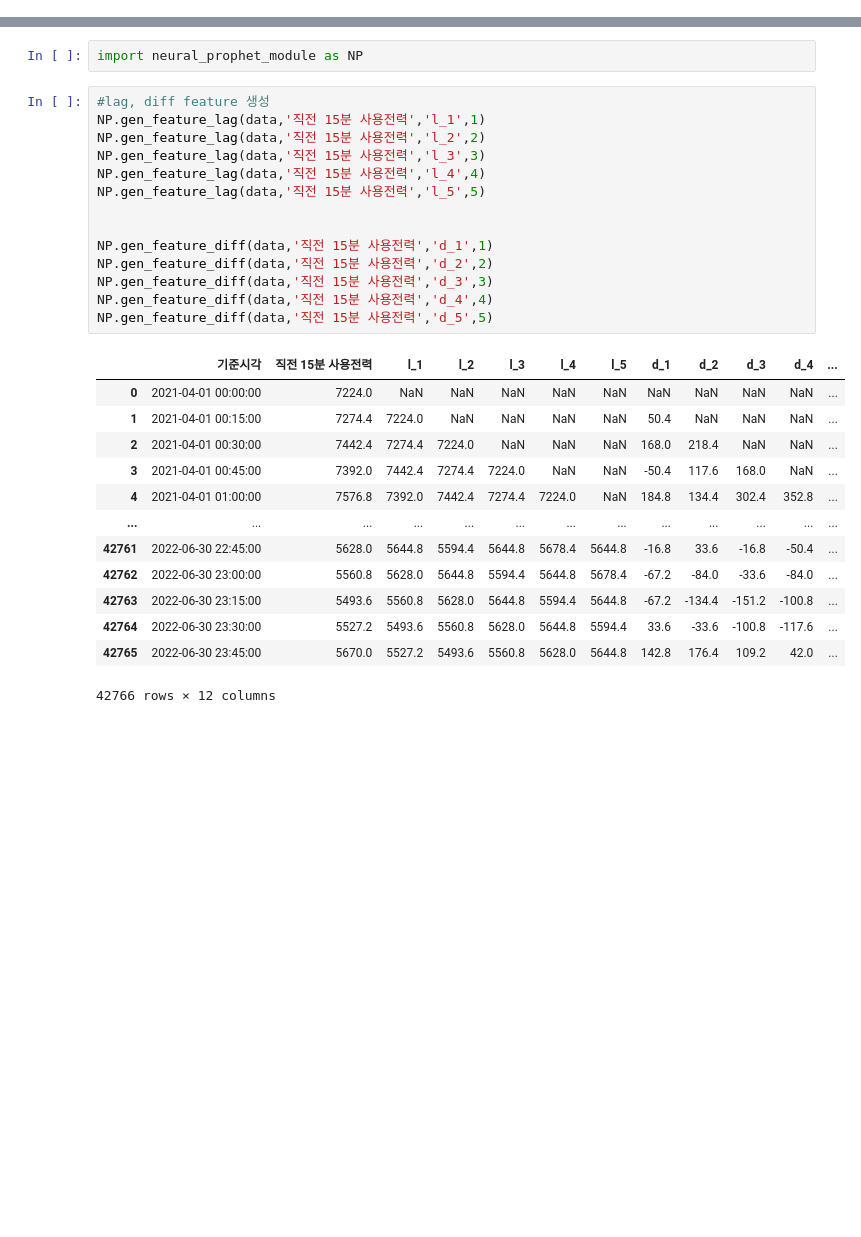
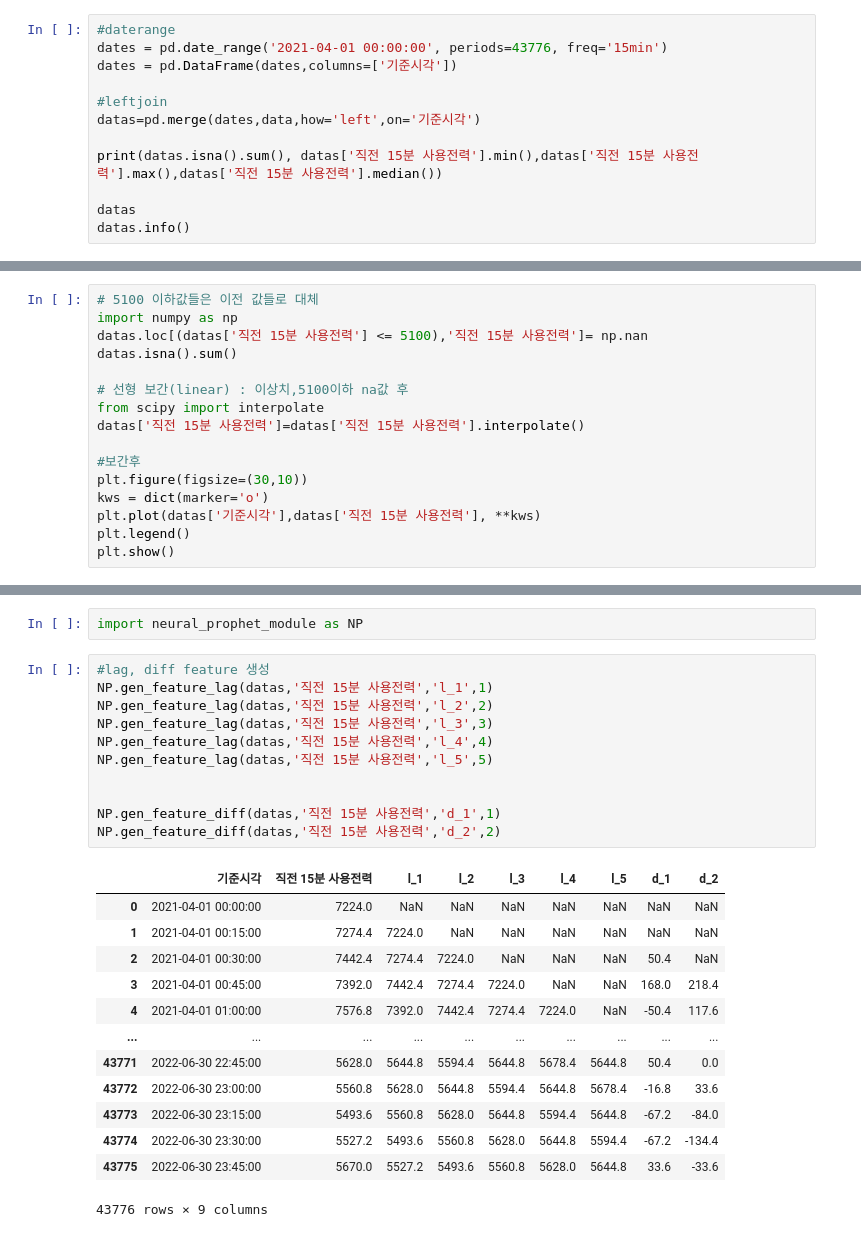
Before and after one commit to yeonkyoung/Time_Series, a Jupyter notebook: FEMS_predict/Neural_Prophet/Neural_Prophet_train2.ipynb, the cells around one changed output, grey strips where cells are left out. Drawn from its saved outputs; the diff is of its cells as text; blank space fills up the shorter version.

```diff
--- a/FEMS_predict/Neural_Prophet/Neural_Prophet_train2.ipynb
+++ b/FEMS_predict/Neural_Prophet/Neural_Prophet_train2.ipynb
@@ -34,0 +40,12 @@ data.tail(20).to_excel('/home/ykkim/Test_data/무림페이퍼_15분사용전력_
+# %%
+#daterange
+dates = pd.date_range('2021-04-01 00:00:00', periods=43776, freq='15min')
+dates = pd.DataFrame(dates,columns=['기준시각'])
+
+#leftjoin
+datas=pd.merge(dates,data,how='left',on='기준시각')
+
+print(datas.isna().sum(), datas['직전 15분 사용전력'].min(),datas['직전 15분 사용전력'].max(),datas['직전 15분 사용전력'].median())
+
+datas
+datas.info()
@@ -34,0 +77,16 @@ data.tail(20).to_excel('/home/ykkim/Test_data/무림페이퍼_15분사용전력_
+# %%
+# 5100 이하값들은 이전 값들로 대체
+import numpy as np
+datas.loc[(datas['직전 15분 사용전력'] <= 5100),'직전 15분 사용전력']= np.nan
+datas.isna().sum()
+
+# 선형 보간(linear) : 이상치,5100이하 na값 후
+from scipy import interpolate
+datas['직전 15분 사용전력']=datas['직전 15분 사용전력'].interpolate()
+
+#보간후
+plt.figure(figsize=(30,10))
+kws = dict(marker='o')
+plt.plot(datas['기준시각'],datas['직전 15분 사용전력'], **kws)
+plt.legend()
+plt.show()
@@ -47,31 +108,28 @@ print(sys.path)
 import neural_prophet_module as NP
 # %%
 #lag, diff feature 생성
-NP.gen_feature_lag(data,'직전 15분 사용전력','l_1',1)
-NP.gen_feature_lag(data,'직전 15분 사용전력','l_2',2)
-NP.gen_feature_lag(data,'직전 15분 사용전력','l_3',3)
-NP.gen_feature_lag(data,'직전 15분 사용전력','l_4',4)
-NP.gen_feature_lag(data,'직전 15분 사용전력','l_5',5)
+NP.gen_feature_lag(datas,'직전 15분 사용전력','l_1',1)
+NP.gen_feature_lag(datas,'직전 15분 사용전력','l_2',2)
+NP.gen_feature_lag(datas,'직전 15분 사용전력','l_3',3)
+NP.gen_feature_lag(datas,'직전 15분 사용전력','l_4',4)
+NP.gen_feature_lag(datas,'직전 15분 사용전력','l_5',5)
 
 
-NP.gen_feature_diff(data,'직전 15분 사용전력','d_1',1)
-NP.gen_feature_diff(data,'직전 15분 사용전력','d_2',2)
-NP.gen_feature_diff(data,'직전 15분 사용전력','d_3',3)
-NP.gen_feature_diff(data,'직전 15분 사용전력','d_4',4)
-NP.gen_feature_diff(data,'직전 15분 사용전력','d_5',5)
+NP.gen_feature_diff(datas,'직전 15분 사용전력','d_1',1)
+NP.gen_feature_diff(datas,'직전 15분 사용전력','d_2',2)
 # %% [output]
-|  | 기준시각 | 직전 15분 사용전력 | l_1 | l_2 | l_3 | l_4 | l_5 | d_1 | d_2 | d_3 | d_4 | ... |
-| 0 | 2021-04-01 00:00:00 | 7224.0 | NaN | NaN | NaN | NaN | NaN | NaN | NaN | NaN | NaN | ... |
-| 1 | 2021-04-01 00:15:00 | 7274.4 | 7224.0 | NaN | NaN | NaN | NaN | 50.4 | NaN | NaN | NaN | ... |
-| 2 | 2021-04-01 00:30:00 | 7442.4 | 7274.4 | 7224.0 | NaN | NaN | NaN | 168.0 | 218.4 | NaN | NaN | ... |
-| 3 | 2021-04-01 00:45:00 | 7392.0 | 7442.4 | 7274.4 | 7224.0 | NaN | NaN | -50.4 | 117.6 | 168.0 | NaN | ... |
-| 4 | 2021-04-01 01:00:00 | 7576.8 | 7392.0 | 7442.4 | 7274.4 | 7224.0 | NaN | 184.8 | 134.4 | 302.4 | 352.8 | ... |
-| ... | ... | ... | ... | ... | ... | ... | ... | ... | ... | ... | ... | ... |
-| 42761 | 2022-06-30 22:45:00 | 5628.0 | 5644.8 | 5594.4 | 5644.8 | 5678.4 | 5644.8 | -16.8 | 33.6 | -16.8 | -50.4 | ... |
-| 42762 | 2022-06-30 23:00:00 | 5560.8 | 5628.0 | 5644.8 | 5594.4 | 5644.8 | 5678.4 | -67.2 | -84.0 | -33.6 | -84.0 | ... |
-| 42763 | 2022-06-30 23:15:00 | 5493.6 | 5560.8 | 5628.0 | 5644.8 | 5594.4 | 5644.8 | -67.2 | -134.4 | -151.2 | -100.8 | ... |
-| 42764 | 2022-06-30 23:30:00 | 5527.2 | 5493.6 | 5560.8 | 5628.0 | 5644.8 | 5594.4 | 33.6 | -33.6 | -100.8 | -117.6 | ... |
-| 42765 | 2022-06-30 23:45:00 | 5670.0 | 5527.2 | 5493.6 | 5560.8 | 5628.0 | 5644.8 | 142.8 | 176.4 | 109.2 | 42.0 | ... |
+|  | 기준시각 | 직전 15분 사용전력 | l_1 | l_2 | l_3 | l_4 | l_5 | d_1 | d_2 |
+| 0 | 2021-04-01 00:00:00 | 7224.0 | NaN | NaN | NaN | NaN | NaN | NaN | NaN |
+| 1 | 2021-04-01 00:15:00 | 7274.4 | 7224.0 | NaN | NaN | NaN | NaN | NaN | NaN |
+| 2 | 2021-04-01 00:30:00 | 7442.4 | 7274.4 | 7224.0 | NaN | NaN | NaN | 50.4 | NaN |
+| 3 | 2021-04-01 00:45:00 | 7392.0 | 7442.4 | 7274.4 | 7224.0 | NaN | NaN | 168.0 | 218.4 |
+| 4 | 2021-04-01 01:00:00 | 7576.8 | 7392.0 | 7442.4 | 7274.4 | 7224.0 | NaN | -50.4 | 117.6 |
+| ... | ... | ... | ... | ... | ... | ... | ... | ... | ... |
+| 43771 | 2022-06-30 22:45:00 | 5628.0 | 5644.8 | 5594.4 | 5644.8 | 5678.4 | 5644.8 | 50.4 | 0.0 |
+| 43772 | 2022-06-30 23:00:00 | 5560.8 | 5628.0 | 5644.8 | 5594.4 | 5644.8 | 5678.4 | -16.8 | 33.6 |
+| 43773 | 2022-06-30 23:15:00 | 5493.6 | 5560.8 | 5628.0 | 5644.8 | 5594.4 | 5644.8 | -67.2 | -84.0 |
+| 43774 | 2022-06-30 23:30:00 | 5527.2 | 5493.6 | 5560.8 | 5628.0 | 5644.8 | 5594.4 | -67.2 | -134.4 |
+| 43775 | 2022-06-30 23:45:00 | 5670.0 | 5527.2 | 5493.6 | 5560.8 | 5628.0 | 5644.8 | 33.6 | -33.6 |
-42766 rows × 12 columns
+43776 rows × 9 columns
 # %%
 # train_test split
```
Also changed, not shown: parts of 16 cells of this notebook, 14 other files.
